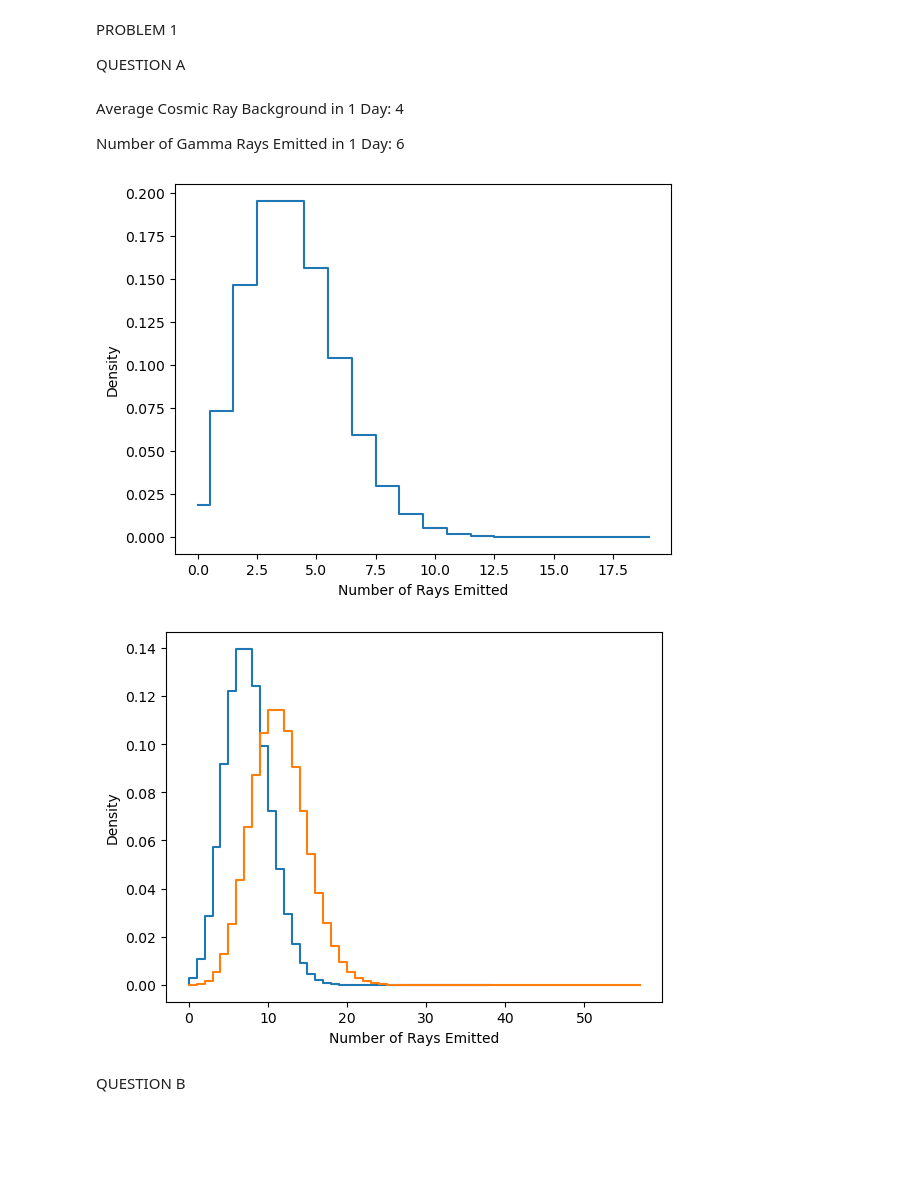
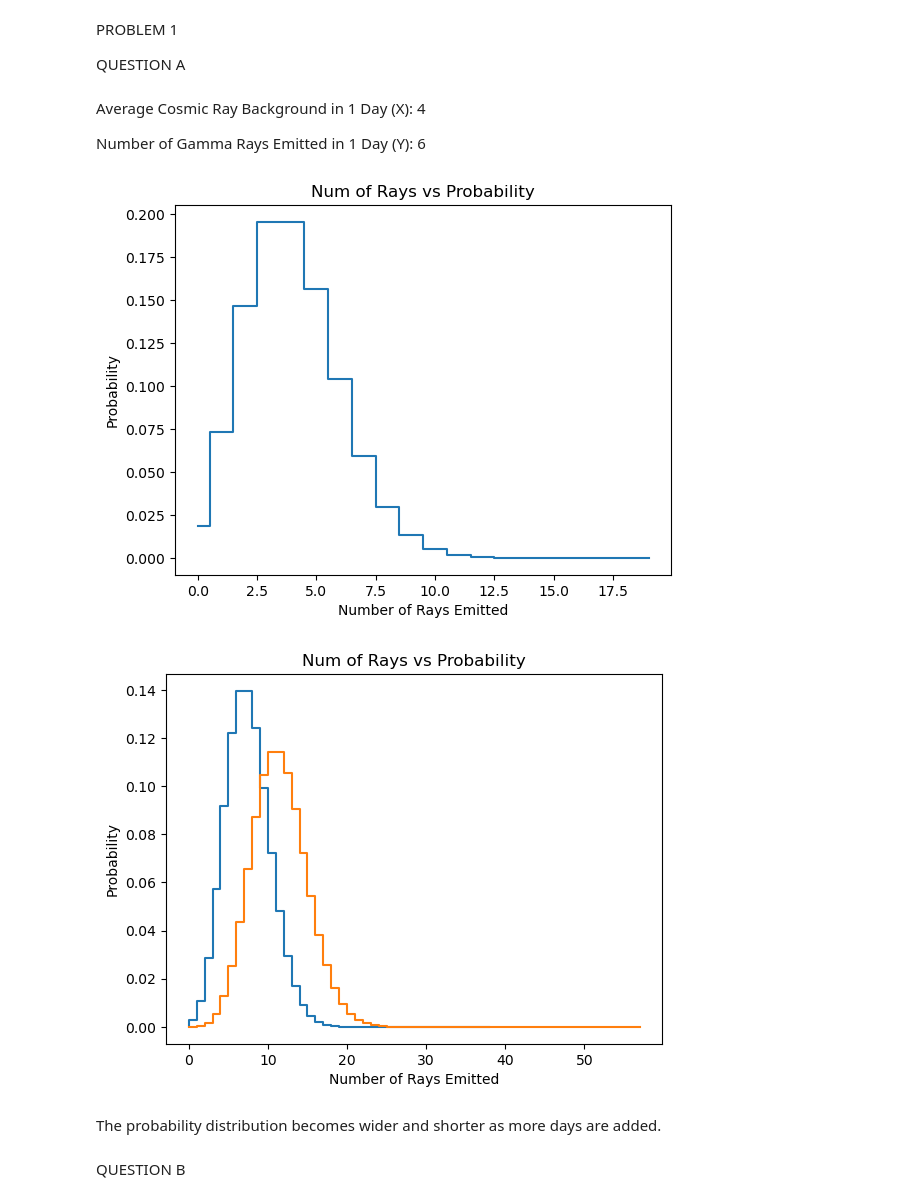
Before and after one commit to ellaaaaah/phys434, a Jupyter notebook: lab/LAB2.ipynb, the cells around one changed output. Saved outputs shown, nothing was run; the diff lists cells and outputs as text; code cells hidden in the pictures; blank space fills up the shorter version.

```diff
--- a/lab/LAB2.ipynb
+++ b/lab/LAB2.ipynb
@@ -11,22 +11,23 @@ PROBLEM 1
 
 QUESTION A
 # %% [markdown]
-Average Cosmic Ray Background in 1 Day: 4
+Average Cosmic Ray Background in 1 Day (X): 4
 
-Number of Gamma Rays Emitted in 1 Day: 6
+Number of Gamma Rays Emitted in 1 Day (Y): 6
 # %%
 x = 4
 
 limits = np.arange(0, 20)
 prob = stats.poisson.pmf(limits, x)
 
 fig, ax = plt.subplots(1, 1)
 ax.step(limits, prob, where = 'mid')
+plt.title('Num of Rays vs Probability')
 plt.xlabel('Number of Rays Emitted')
-plt.ylabel('Density')
+plt.ylabel('Probability')
 plt.show()
 # %% [output]
-[figure, old version]
+[figure, new version]
 # %%
 day2 = np.convolve(prob, prob, mode = 'full')
 day3 = np.convolve(day2, prob, mode = 'full')
@@ -34,11 +35,14 @@ day3 = np.convolve(day2, prob, mode = 'full')
 fig, ax = plt.subplots(1, 1)
 ax.step(np.arange(0, len(day2), 1), day2)
 ax.step(np.arange(0, len(day3), 1), day3)
+plt.title('Num of Rays vs Probability')
 plt.xlabel('Number of Rays Emitted')
-plt.ylabel('Density')
+plt.ylabel('Probability')
 plt.show()
 # %% [output]
-[figure, old version]
+[figure, new version]
+# %% [markdown]
+The probability distribution becomes wider and shorter as more days are added.
 # %% [markdown]
 QUESTION B
 # %%
```
Also changed, not shown: parts of 29 cells of this notebook.
